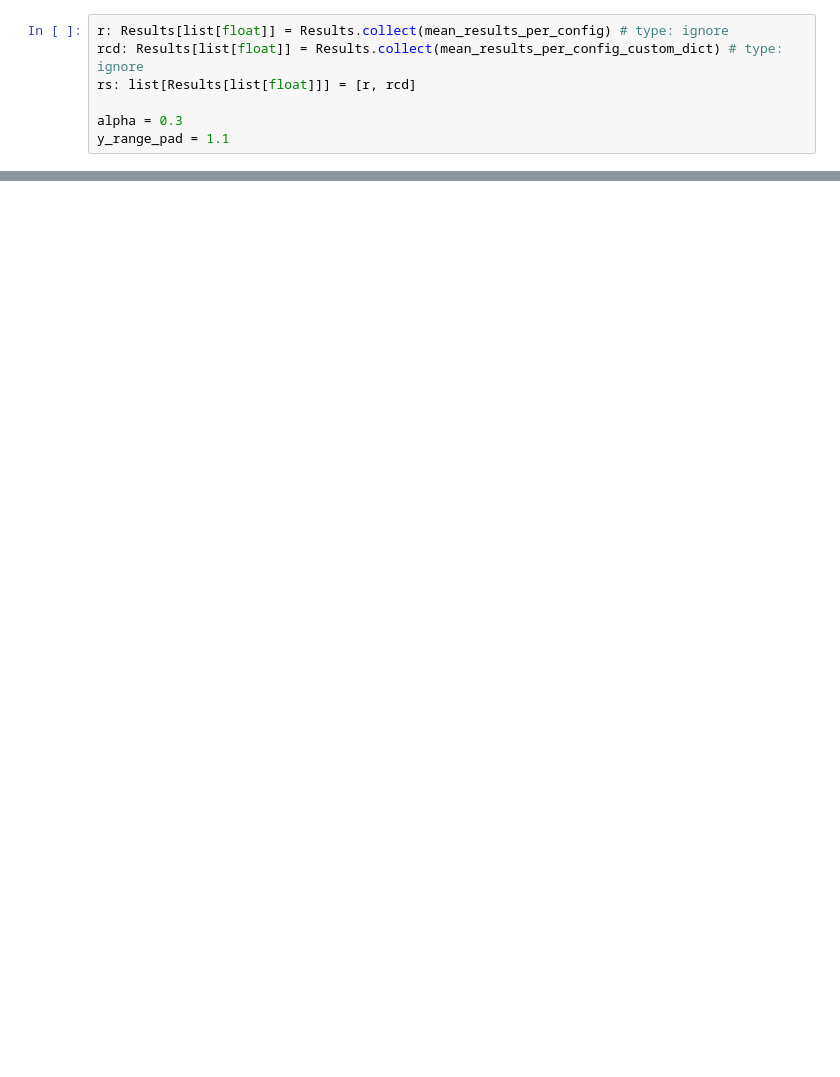
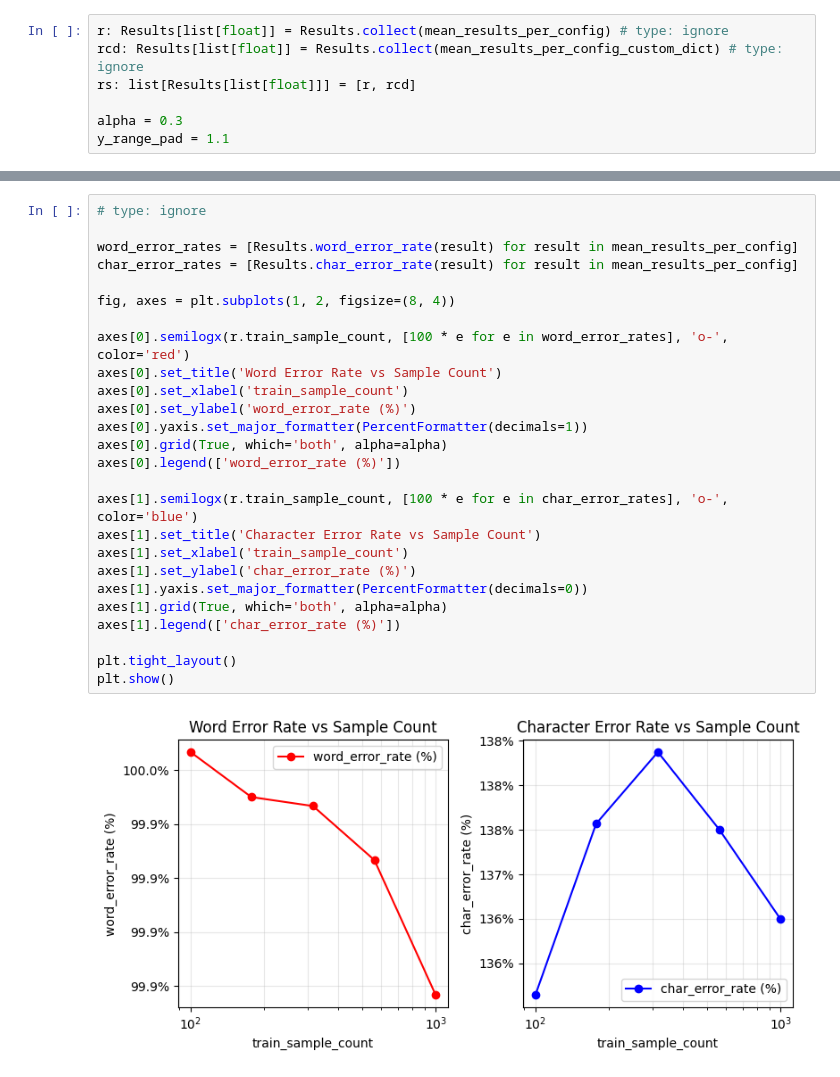
Before and after one commit to LiamSchilling/state-merging, a Jupyter notebook: notebooks/experiments/01_cmudict_g2p.ipynb, the cells around one changed output, grey strips where cells are left out. Saved outputs shown, nothing was run; the diff lists cells and outputs as text; blank space fills up the shorter version.

```diff
--- a/notebooks/experiments/01_cmudict_g2p.ipynb
+++ b/notebooks/experiments/01_cmudict_g2p.ipynb
@@ -261,0 +319,28 @@ plt.show()
+# %%
+# type: ignore
+
+word_error_rates = [Results.word_error_rate(result) for result in mean_results_per_config]
+char_error_rates = [Results.char_error_rate(result) for result in mean_results_per_config]
+
+fig, axes = plt.subplots(1, 2, figsize=(8, 4))
+
+axes[0].semilogx(r.train_sample_count, [100 * e for e in word_error_rates], 'o-', color='red')
+axes[0].set_title('Word Error Rate vs Sample Count')
+axes[0].set_xlabel('train_sample_count')
+axes[0].set_ylabel('word_error_rate (%)')
+axes[0].yaxis.set_major_formatter(PercentFormatter(decimals=1))
+axes[0].grid(True, which='both', alpha=alpha)
+axes[0].legend(['word_error_rate (%)'])
+
+axes[1].semilogx(r.train_sample_count, [100 * e for e in char_error_rates], 'o-', color='blue')
+axes[1].set_title('Character Error Rate vs Sample Count')
+axes[1].set_xlabel('train_sample_count')
+axes[1].set_ylabel('char_error_rate (%)')
+axes[1].yaxis.set_major_formatter(PercentFormatter(decimals=0))
+axes[1].grid(True, which='both', alpha=alpha)
+axes[1].legend(['char_error_rate (%)'])
+
+plt.tight_layout()
+plt.show()
+# %% [output]
+[figure, added]
```
Also changed, not shown: parts of 8 cells of this notebook, 10 other files.
